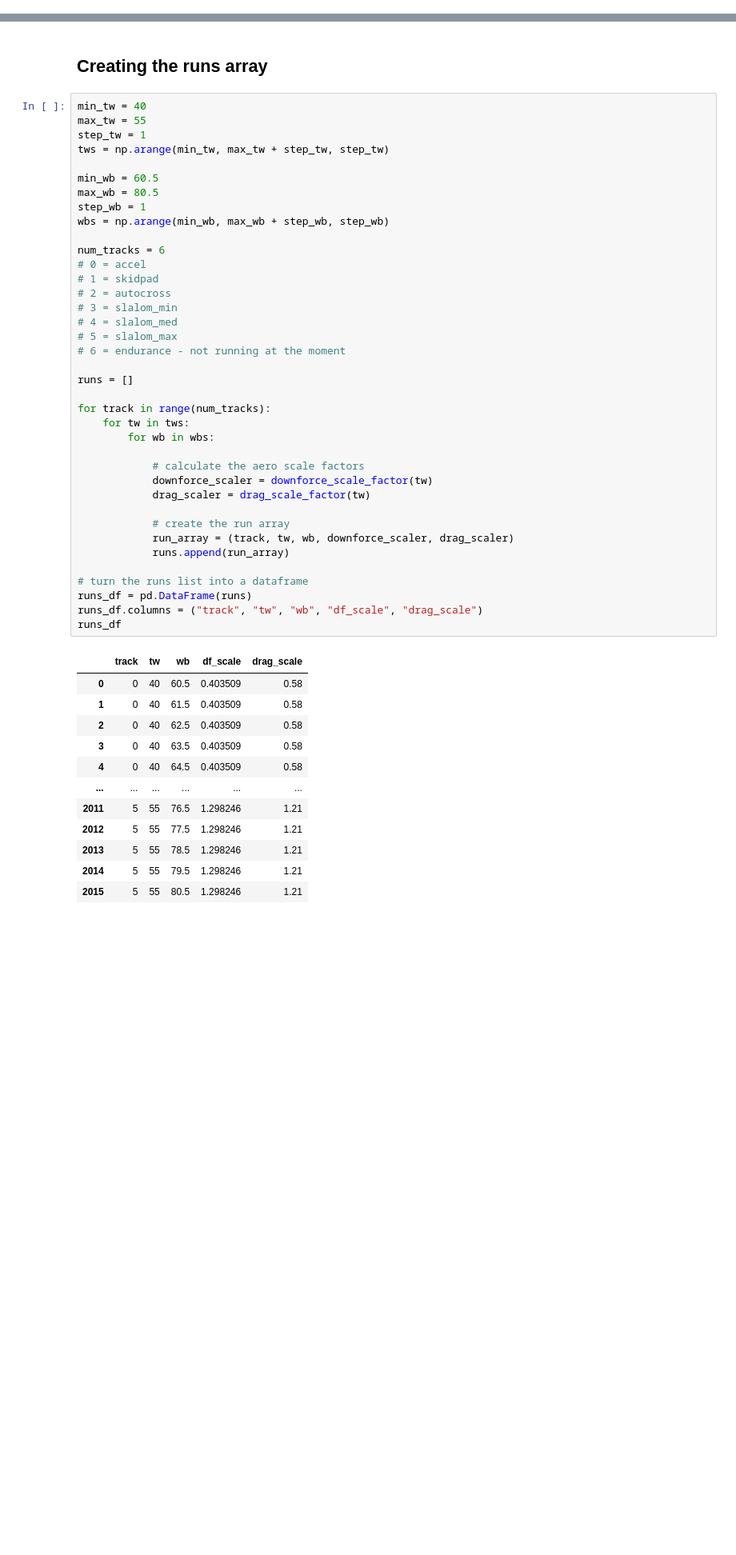
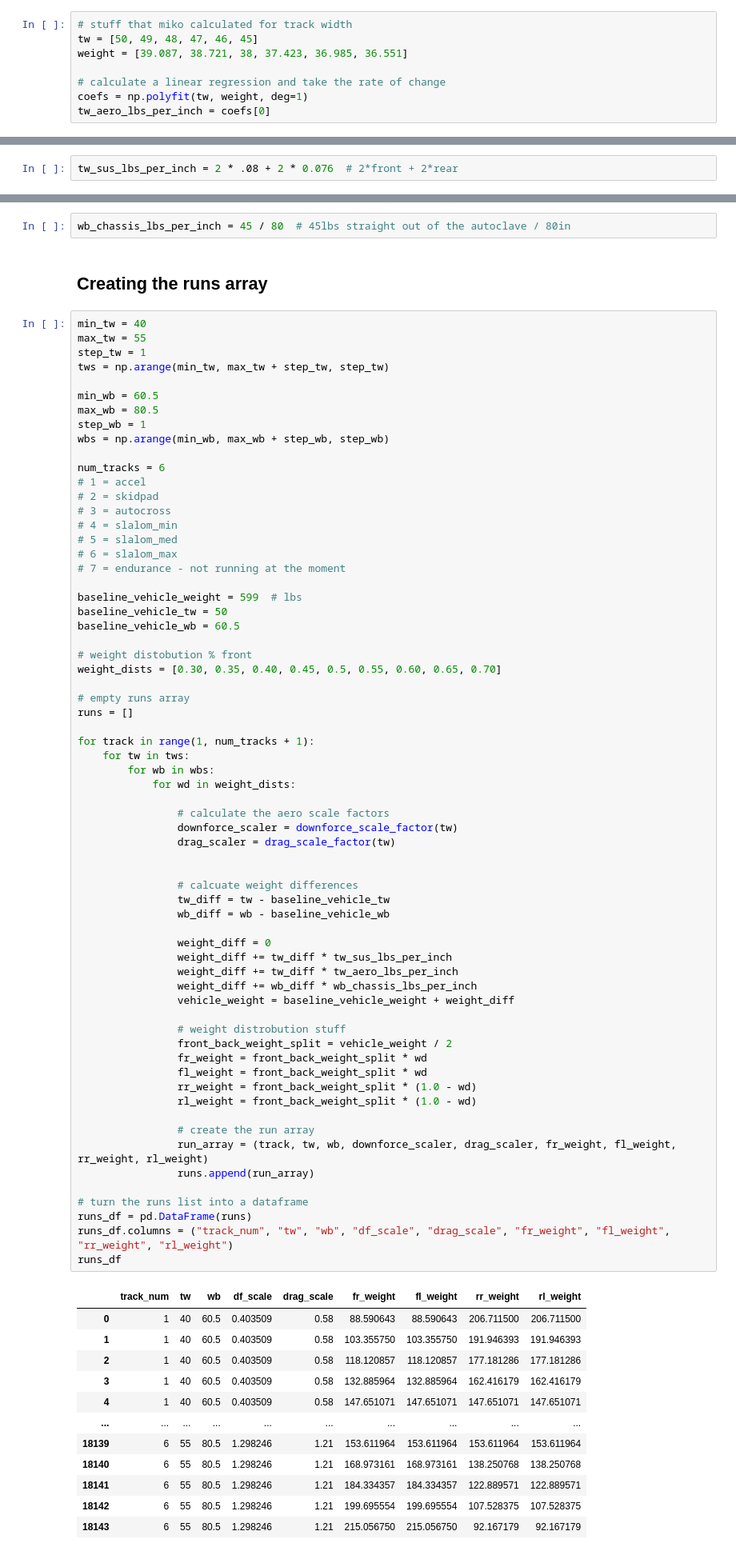
Before and after one commit to msfrt/Simulation, a Jupyter notebook: tw_wb/Track width and wheelbase study.ipynb, the cells around one changed output, grey strips where cells are left out. Shown at 80% size. Cells and saved outputs as stored; diff of their text form; blank space fills up the shorter version.

Commit message:
Basic config and runs array created

```diff
--- a/tw_wb/Track width and wheelbase study.ipynb
+++ b/tw_wb/Track width and wheelbase study.ipynb
@@ -97,0 +102,8 @@ aero_df
+# %%
+# stuff that miko calculated for track width
+tw = [50, 49, 48, 47, 46, 45]
+weight = [39.087, 38.721, 38, 37.423, 36.985, 36.551]
+
+# calculate a linear regression and take the rate of change
+coefs = np.polyfit(tw, weight, deg=1)
+tw_aero_lbs_per_inch = coefs[0]
@@ -97,0 +114,2 @@ aero_df
+# %%
+tw_sus_lbs_per_inch = 2 * .08 + 2 * 0.076  # 2*front + 2*rear
@@ -98,53 +119,82 @@ aero_df
+# %%
+wb_chassis_lbs_per_inch = 45 / 80  # 45lbs straight out of the autoclave / 80in
 # %% [markdown]
 ## Creating the runs array
 # %%
 min_tw = 40
 max_tw = 55
 step_tw = 1
 tws = np.arange(min_tw, max_tw + step_tw, step_tw)
 
 min_wb = 60.5
 max_wb = 80.5
 step_wb = 1
 wbs = np.arange(min_wb, max_wb + step_wb, step_wb)
 
 num_tracks = 6
-# 0 = accel
-# 1 = skidpad
-# 2 = autocross
-# 3 = slalom_min
-# 4 = slalom_med
-# 5 = slalom_max
-# 6 = endurance - not running at the moment
+# 1 = accel
+# 2 = skidpad
+# 3 = autocross
+# 4 = slalom_min
+# 5 = slalom_med
+# 6 = slalom_max
+# 7 = endurance - not running at the moment
 
+baseline_vehicle_weight = 599  # lbs
+baseline_vehicle_tw = 50
+baseline_vehicle_wb = 60.5
+
+# weight distobution % front
+weight_dists = [0.30, 0.35, 0.40, 0.45, 0.5, 0.55, 0.60, 0.65, 0.70]
+
+# empty runs array
 runs = []
 
-for track in range(num_tracks):
+for track in range(1, num_tracks + 1):
     for tw in tws:
         for wb in wbs:
+            for wd in weight_dists:
 
-            # calculate the aero scale factors
-            downforce_scaler = downforce_scale_factor(tw)
-            drag_scaler = drag_scale_factor(tw)
+                # calculate the aero scale factors
+                downforce_scaler = downforce_scale_factor(tw)
+                drag_scaler = drag_scale_factor(tw)
 
-            # create the run array
-            run_array = (track, tw, wb, downforce_scaler, drag_scaler)
-            runs.append(run_array)
+
+                # calcuate weight differences
+                tw_diff = tw - baseline_vehicle_tw
+                wb_diff = wb - baseline_vehicle_wb
+
+                weight_diff = 0
+                weight_diff += tw_diff * tw_sus_lbs_per_inch
+                weight_diff += tw_diff * tw_aero_lbs_per_inch
+                weight_diff += wb_diff * wb_chassis_lbs_per_inch
+                vehicle_weight = baseline_vehicle_weight + weight_diff
+
+                # weight distrobution stuff
+                front_back_weight_split = vehicle_weight / 2
+                fr_weight = front_back_weight_split * wd
+                fl_weight = front_back_weight_split * wd
+                rr_weight = front_back_weight_split * (1.0 - wd)
+                rl_weight = front_back_weight_split * (1.0 - wd)
+
+                # create the run array
+                run_array = (track, tw, wb, downforce_scaler, drag_scaler, fr_weight, fl_weight, rr_weight, rl_weight)
+                runs.append(run_array)
 
 # turn the runs list into a dataframe
 runs_df = pd.DataFrame(runs)
-runs_df.columns = ("track", "tw", "wb", "df_scale", "drag_scale")
+runs_df.columns = ("track_num", "tw", "wb", "df_scale", "drag_scale", "fr_weight", "fl_weight", "rr_weight", "rl_weight")
 runs_df
 # %% [output]
-|  | track | tw | wb | df_scale | drag_scale |
-| 0 | 0 | 40 | 60.5 | 0.403509 | 0.58 |
-| 1 | 0 | 40 | 61.5 | 0.403509 | 0.58 |
-| 2 | 0 | 40 | 62.5 | 0.403509 | 0.58 |
-| 3 | 0 | 40 | 63.5 | 0.403509 | 0.58 |
-| 4 | 0 | 40 | 64.5 | 0.403509 | 0.58 |
-| ... | ... | ... | ... | ... | ... |
-| 2011 | 5 | 55 | 76.5 | 1.298246 | 1.21 |
-| 2012 | 5 | 55 | 77.5 | 1.298246 | 1.21 |
-| 2013 | 5 | 55 | 78.5 | 1.298246 | 1.21 |
-| 2014 | 5 | 55 | 79.5 | 1.298246 | 1.21 |
-| 2015 | 5 | 55 | 80.5 | 1.298246 | 1.21 |
+|  | track_num | tw | wb | df_scale | drag_scale | fr_weight | fl_weight | rr_weight | rl_weight |
+| 0 | 1 | 40 | 60.5 | 0.403509 | 0.58 | 88.590643 | 88.590643 | 206.711500 | 206.711500 |
+| 1 | 1 | 40 | 60.5 | 0.403509 | 0.58 | 103.355750 | 103.355750 | 191.946393 | 191.946393 |
+| 2 | 1 | 40 | 60.5 | 0.403509 | 0.58 | 118.120857 | 118.120857 | 177.181286 | 177.181286 |
+| 3 | 1 | 40 | 60.5 | 0.403509 | 0.58 | 132.885964 | 132.885964 | 162.416179 | 162.416179 |
+| 4 | 1 | 40 | 60.5 | 0.403509 | 0.58 | 147.651071 | 147.651071 | 147.651071 | 147.651071 |
+| ... | ... | ... | ... | ... | ... | ... | ... | ... | ... |
+| 18139 | 6 | 55 | 80.5 | 1.298246 | 1.21 | 153.611964 | 153.611964 | 153.611964 | 153.611964 |
+| 18140 | 6 | 55 | 80.5 | 1.298246 | 1.21 | 168.973161 | 168.973161 | 138.250768 | 138.250768 |
+| 18141 | 6 | 55 | 80.5 | 1.298246 | 1.21 | 184.334357 | 184.334357 | 122.889571 | 122.889571 |
+| 18142 | 6 | 55 | 80.5 | 1.298246 | 1.21 | 199.695554 | 199.695554 | 107.528375 | 107.528375 |
+| 18143 | 6 | 55 | 80.5 | 1.298246 | 1.21 | 215.056750 | 215.056750 | 92.167179 | 92.167179 |
```
Also changed, not shown: parts of 8 cells of this notebook, 1 other file.
